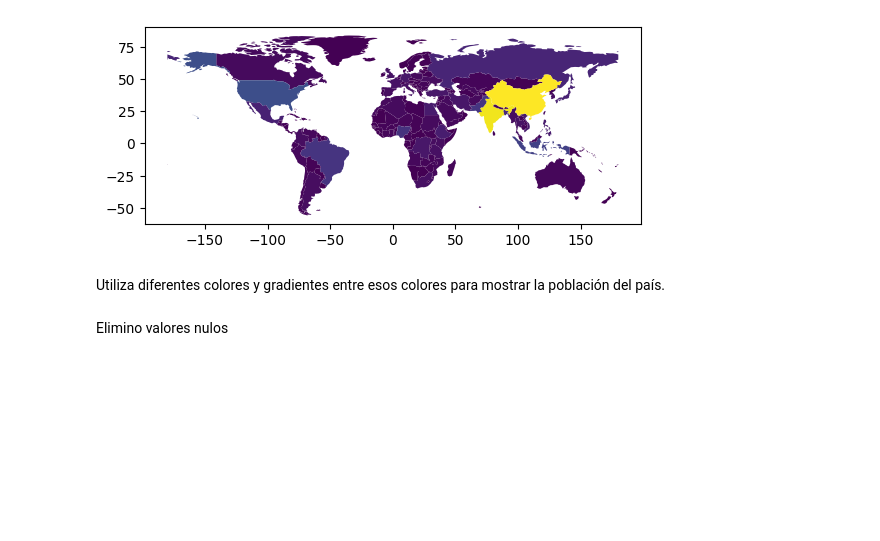
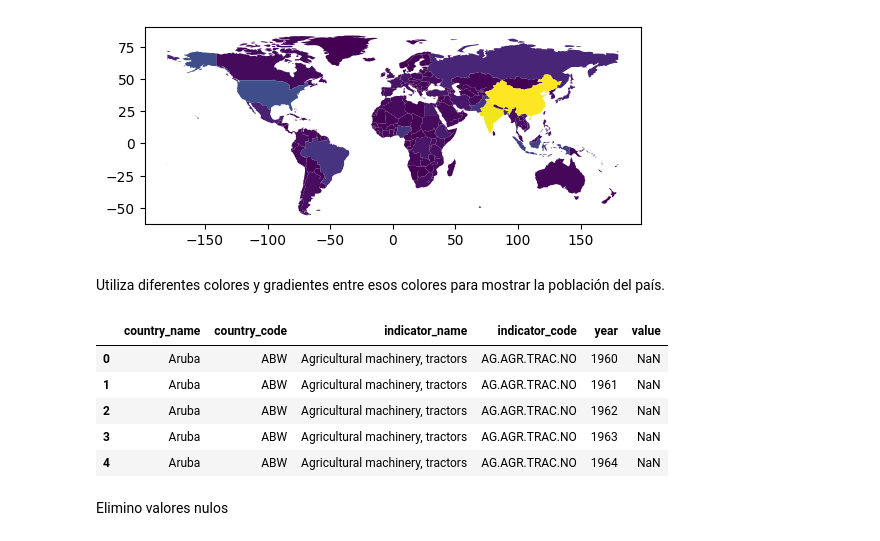
Before and after one commit to selheidi/Uso-Mundial-de-Fertilizantes, a Jupyter notebook: Consumo_Fertilizantes_geopandas.ipynb, the cells around one changed output. Saved outputs shown, nothing was run; the diff lists cells and outputs as text; code cells hidden in the pictures; blank space fills up the shorter version.

```diff
--- a/Consumo_Fertilizantes_geopandas.ipynb
+++ b/Consumo_Fertilizantes_geopandas.ipynb
@@ -46,9 +46,15 @@ Utiliza diferentes colores y gradientes entre esos colores para mostrar la pobla
 # %%
 #.venv\Include\indicators.csv
 # %%
-
-df = pd.read_csv('..\Include\indicators.csv')
-df.head(30)
+df = pd.read_csv('..\\Include\\indicators.csv')
+df.head()
+# %% [output]
+|  | country_name | country_code | indicator_name | indicator_code | year | value |
+| 0 | Aruba | ABW | Agricultural machinery, tractors | AG.AGR.TRAC.NO | 1960 | NaN |
+| 1 | Aruba | ABW | Agricultural machinery, tractors | AG.AGR.TRAC.NO | 1961 | NaN |
+| 2 | Aruba | ABW | Agricultural machinery, tractors | AG.AGR.TRAC.NO | 1962 | NaN |
+| 3 | Aruba | ABW | Agricultural machinery, tractors | AG.AGR.TRAC.NO | 1963 | NaN |
+| 4 | Aruba | ABW | Agricultural machinery, tractors | AG.AGR.TRAC.NO | 1964 | NaN |
 # %% [markdown]
 Elimino valores nulos
 # %%
```
